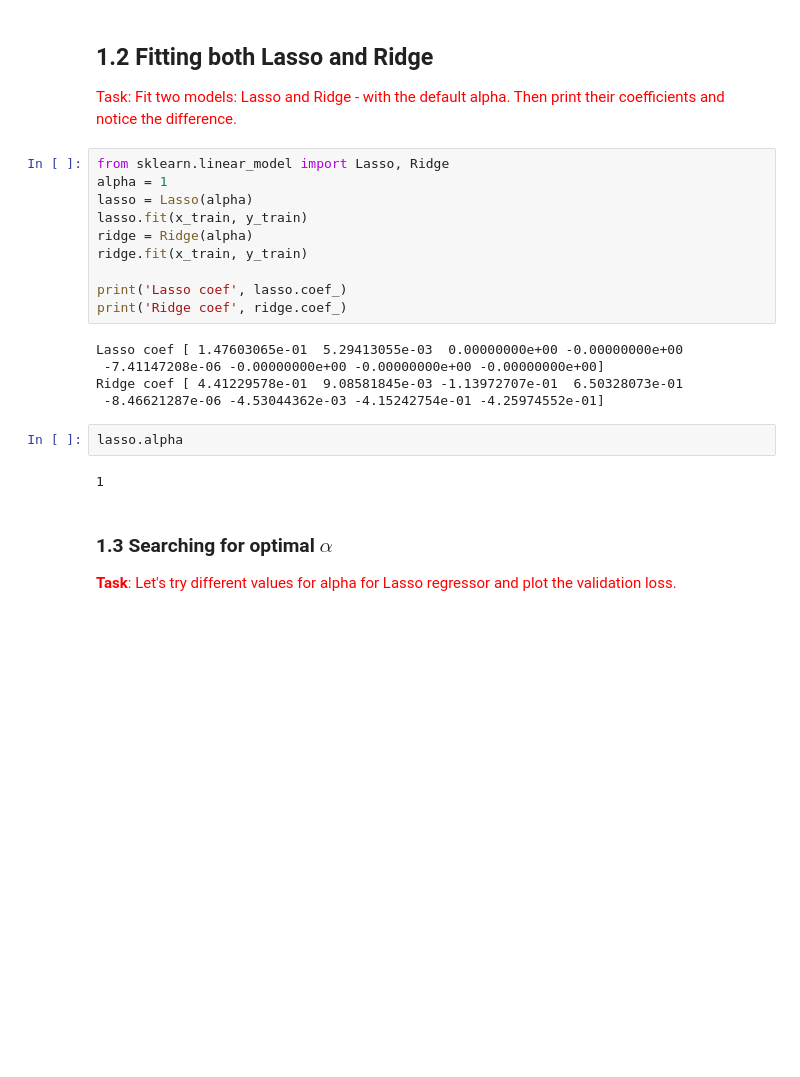
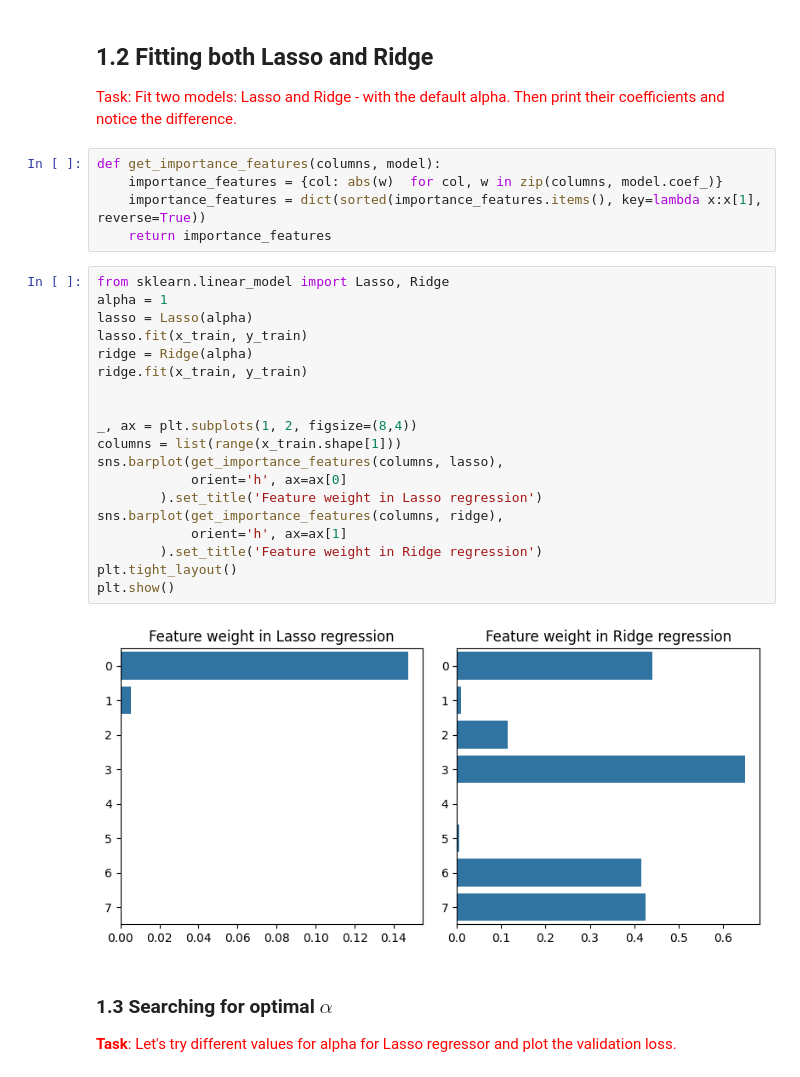
Before and after one commit to Luzinsan/ML_learn, a Jupyter notebook: ML/Innopolis/material/1 semester/Machine Learning/Labs/lab4/Lab-4.ipynb, the cells around one changed output. Cells and saved outputs as stored; diff of their text form; blank space fills up the shorter version.

```diff
--- a/ML/Innopolis/material/1 semester/Machine Learning/Labs/lab4/Lab-4.ipynb
+++ b/ML/Innopolis/material/1 semester/Machine Learning/Labs/lab4/Lab-4.ipynb
@@ -47,25 +60,32 @@ x_train, x_val, y_train, y_val = train_test_split(x_train, y_train, test_size=1/
 ## 1.2 Fitting both Lasso and Ridge
 <span style="color:red">Task:  Fit two models: Lasso and Ridge - with the default alpha.
 Then print their coefficients and notice the difference.</span>
+# %%
+def get_importance_features(columns, model):
+    importance_features = {col: abs(w)  for col, w in zip(columns, model.coef_)}
+    importance_features = dict(sorted(importance_features.items(), key=lambda x:x[1], reverse=True))
+    return importance_features
 # %%
 from sklearn.linear_model import Lasso, Ridge
 alpha = 1
 lasso = Lasso(alpha)
 lasso.fit(x_train, y_train)
 ridge = Ridge(alpha)
 ridge.fit(x_train, y_train)
 
-print('Lasso coef', lasso.coef_)
-print('Ridge coef', ridge.coef_)
+
+_, ax = plt.subplots(1, 2, figsize=(8,4))
+columns = list(range(x_train.shape[1]))
+sns.barplot(get_importance_features(columns, lasso),
+            orient='h', ax=ax[0]
+        ).set_title('Feature weight in Lasso regression')
+sns.barplot(get_importance_features(columns, ridge),
+            orient='h', ax=ax[1]
+        ).set_title('Feature weight in Ridge regression')
+plt.tight_layout()
+plt.show()
 # %% [output]
-Lasso coef [ 1.47603065e-01  5.29413055e-03  0.00000000e+00 -0.00000000e+00
- -7.41147208e-06 -0.00000000e+00 -0.00000000e+00 -0.00000000e+00]
-Ridge coef [ 4.41229578e-01  9.08581845e-03 -1.13972707e-01  6.50328073e-01
- -8.46621287e-06 -4.53044362e-03 -4.15242754e-01 -4.25974552e-01]
+[figure, added]
-# %%
-lasso.alpha
-# %% [output]
-1
 # %% [markdown]
 ### 1.3 Searching for optimal $\alpha$
 
```
Also changed, not shown: parts of 21 cells of this notebook, 23 other files.
